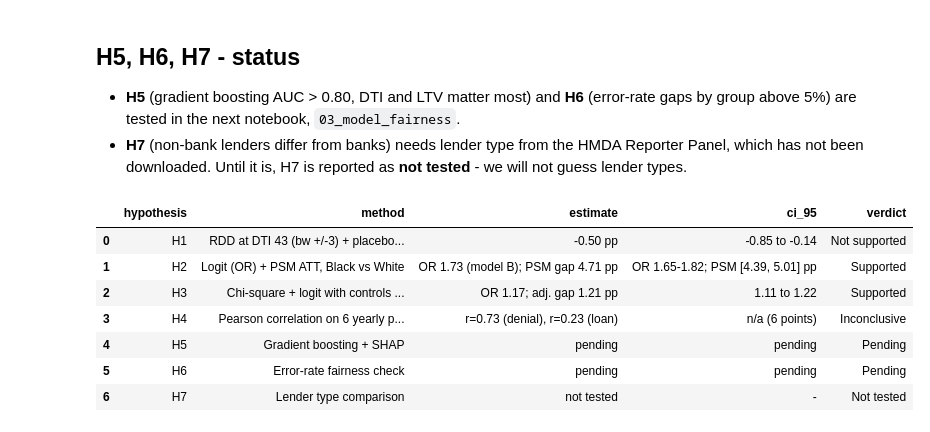
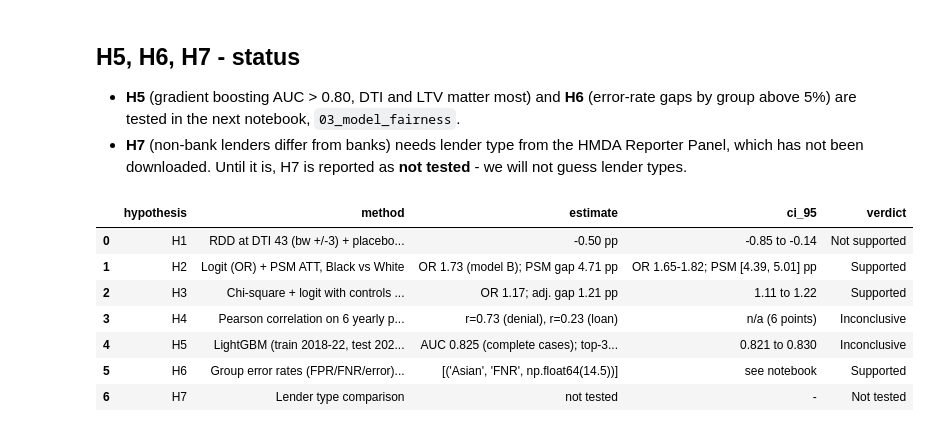
Before and after one commit to Rishhhhub/fair-mortgage-approval, a Jupyter notebook: notebooks/02_hypothesis_tests.ipynb, the cells around one changed output. Cells and saved outputs as stored; diff of their text form; code cells hidden in the pictures.

Commit message:
Add model/fairness notebook, saved model, missing-data robustness for H2/H3
Co-Authored-By: Claude Sonnet 5.5 <noreply@anthropic.com>

```diff
--- a/notebooks/02_hypothesis_tests.ipynb
+++ b/notebooks/02_hypothesis_tests.ipynb
@@ -371,17 +398,23 @@ Rate vs adjusted denial rate: r = 0.73, p = 0.099   |   Rate vs median real loan
 # %%
 record("H5", "Gradient boosting + SHAP", "pending", "pending", np.nan, "Pending", "Next notebook (03_model_fairness).")
 record("H6", "Error-rate fairness check", "pending", "pending", np.nan, "Pending", "Next notebook (03_model_fairness).")
 record("H7", "Lender type comparison", "not tested", "-", np.nan, "Not tested", "Needs HMDA Reporter Panel (lender type) - data not yet downloaded.")
 
 res = pd.DataFrame(RESULTS)
-res.to_csv(ROOT / "reports" / "hypothesis_results.csv", index=False)
+prev_path = ROOT / "reports" / "hypothesis_results.csv"
+# keep H5/H6 results written by notebook 03 so re-running this notebook does not reset them
+if prev_path.exists():
+    prev = pd.read_csv(prev_path)
+    keep = prev[prev.hypothesis.isin(["H5", "H6"]) & (prev.verdict != "Pending")]
+    res = pd.concat([res[~res.hypothesis.isin(keep.hypothesis)], keep]).sort_values("hypothesis")
+res.to_csv(prev_path, index=False)
 display(res[["hypothesis", "method", "estimate", "ci_95", "verdict"]])
 # %% [output]
 |  | hypothesis | method | estimate | ci_95 | verdict |
 | 0 | H1 | RDD at DTI 43 (bw +/-3) + placebo... | -0.50 pp | -0.85 to -0.14 | Not supported |
 | 1 | H2 | Logit (OR) + PSM ATT, Black vs White | OR 1.73 (model B); PSM gap 4.71 pp | OR 1.65-1.82; PSM [4.39, 5.01] pp | Supported |
 | 2 | H3 | Chi-square + logit with controls ... | OR 1.17; adj. gap 1.21 pp | 1.11 to 1.22 | Supported |
 | 3 | H4 | Pearson correlation on 6 yearly p... | r=0.73 (denial), r=0.23 (loan) | n/a (6 points) | Inconclusive |
-| 4 | H5 | Gradient boosting + SHAP | pending | pending | Pending |
-| 5 | H6 | Error-rate fairness check | pending | pending | Pending |
+| 4 | H5 | LightGBM (train 2018-22, test 202... | AUC 0.825 (complete cases); top-3... | 0.821 to 0.830 | Inconclusive |
+| 5 | H6 | Group error rates (FPR/FNR/error)... | [('Asian', 'FNR', np.float64(14.5))] | see notebook | Supported |
 | 6 | H7 | Lender type comparison | not tested | - | Not tested |
```
Also changed, not shown: parts of 2 cells of this notebook, 9 other files.
